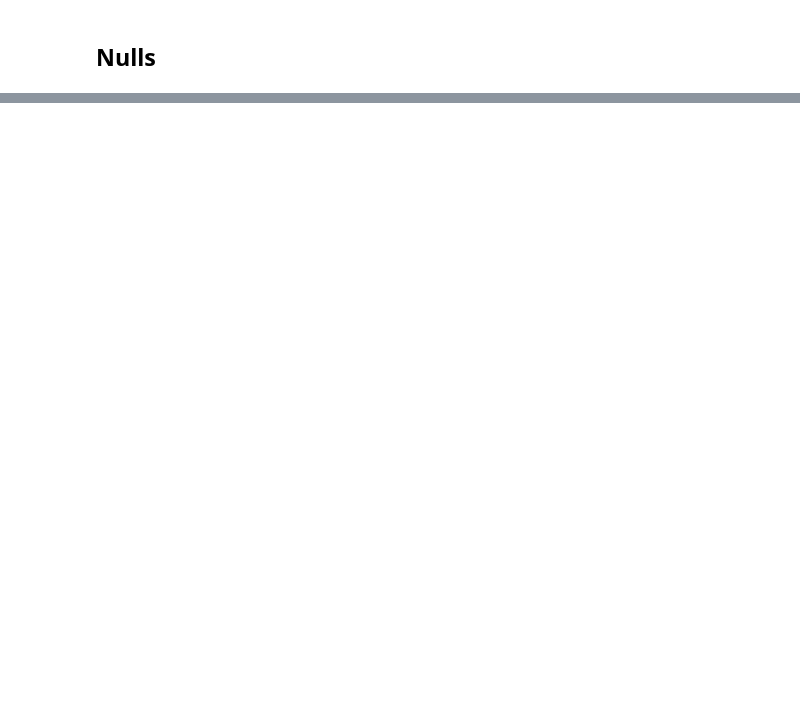
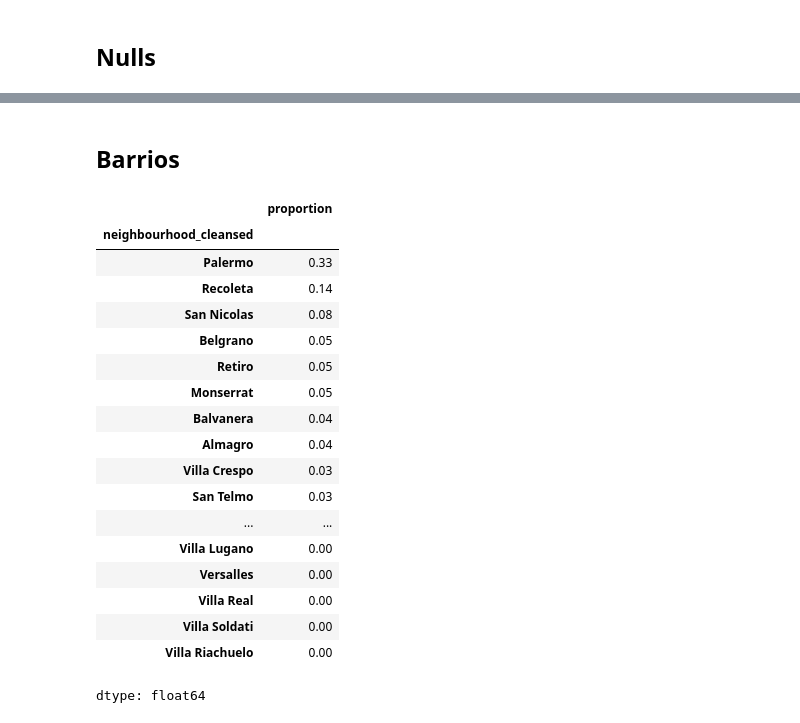
Before and after one commit to AndresMontesDeOca/Analisis-de-Datos, a Jupyter notebook: TP_Grupal.ipynb, the cells around one changed output, grey strips where cells are left out. Cells and saved outputs as stored; diff of their text form; code cells hidden in the pictures; blank space fills up the shorter version.

```diff
--- a/TP_Grupal.ipynb
+++ b/TP_Grupal.ipynb
@@ -90,0 +85,24 @@ plt.show()
+# %% [markdown]
+## Barrios
+# %%
+data.neighbourhood_cleansed.value_counts(normalize=True).round(2)
+# %% [output]
+|  | proportion |
+| neighbourhood_cleansed |  |
+| Palermo | 0.33 |
+| Recoleta | 0.14 |
+| San Nicolas | 0.08 |
+| Belgrano | 0.05 |
+| Retiro | 0.05 |
+| Monserrat | 0.05 |
+| Balvanera | 0.04 |
+| Almagro | 0.04 |
+| Villa Crespo | 0.03 |
+| San Telmo | 0.03 |
+| ... | ... |
+| Villa Lugano | 0.00 |
+| Versalles | 0.00 |
+| Villa Real | 0.00 |
+| Villa Soldati | 0.00 |
+| Villa Riachuelo | 0.00 |
+dtype: float64
```
Also changed, not shown: parts of 5 cells of this notebook.
